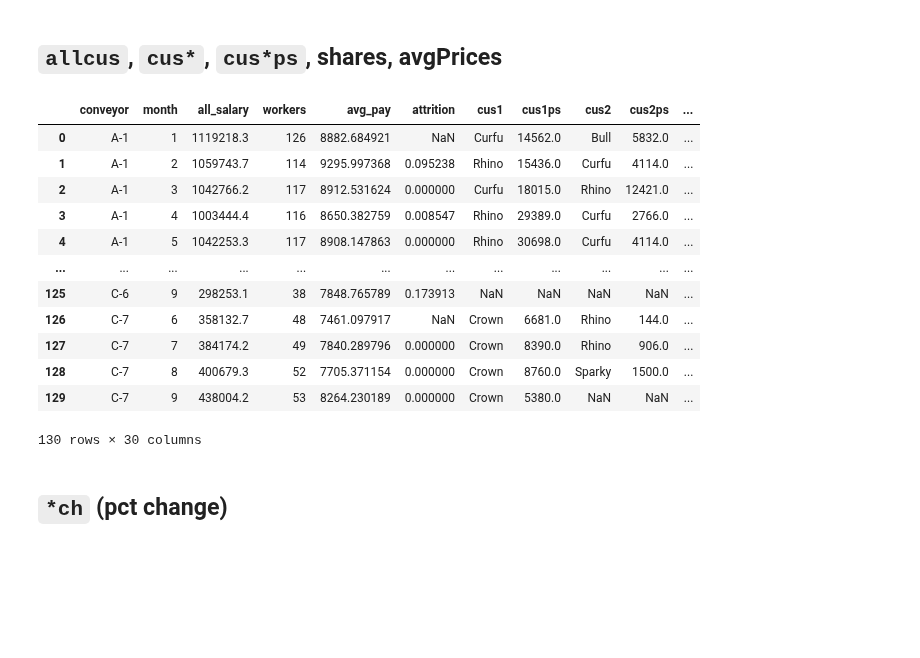
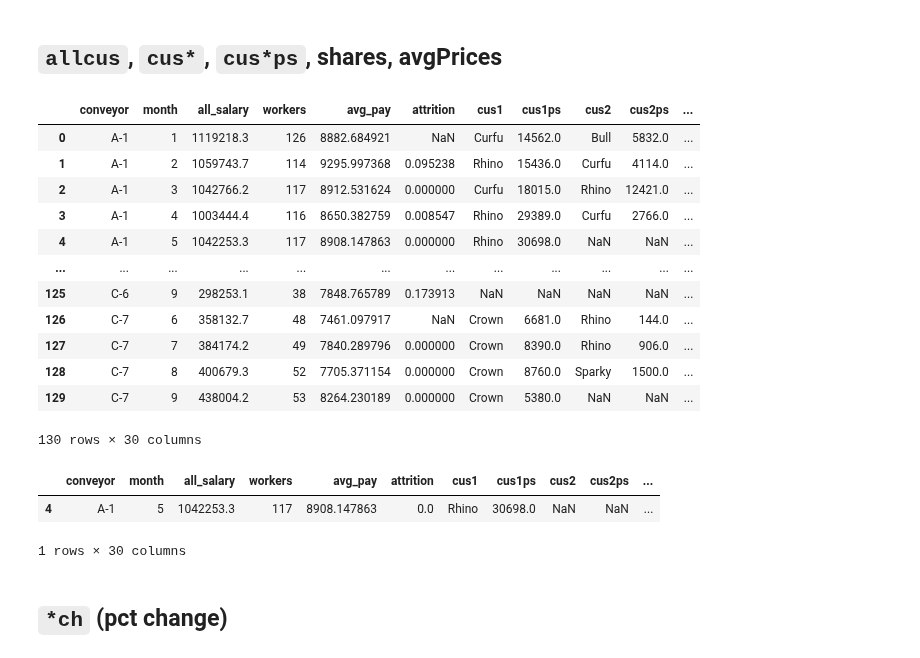
Before and after one commit to xolyn/labor_audit, a Jupyter notebook: LingyuZhou/FA24/shoeData/analysis.ipynb, the cells around one changed output. Saved outputs shown, nothing was run; the diff lists cells and outputs as text; code cells hidden in the pictures; blank space fills up the shorter version.

```diff
--- a/LingyuZhou/FA24/shoeData/analysis.ipynb
+++ b/LingyuZhou/FA24/shoeData/analysis.ipynb
@@ -29,4 +27,5 @@ prod['totalSale']=prod.priceUSD * prod.pairs
 # %%
+prod['totalSale']=prod.priceUSD * prod.pairs
 wages.attrition=wages.groupby('conveyor').workers.pct_change().apply(subs)
 for i in range(0,3):
         wages[f'cus{i+1}price']=pd.NA
@@ -85,7 +84,7 @@ wages
 | 1 | A-1 | 2 | 1059743.7 | 114 | 9295.997368 | 0.095238 | Rhino | 15436.0 | Curfu | 4114.0 | ... |
 | 2 | A-1 | 3 | 1042766.2 | 117 | 8912.531624 | 0.000000 | Curfu | 18015.0 | Rhino | 12421.0 | ... |
 | 3 | A-1 | 4 | 1003444.4 | 116 | 8650.382759 | 0.008547 | Rhino | 29389.0 | Curfu | 2766.0 | ... |
-| 4 | A-1 | 5 | 1042253.3 | 117 | 8908.147863 | 0.000000 | Rhino | 30698.0 | Curfu | 4114.0 | ... |
+| 4 | A-1 | 5 | 1042253.3 | 117 | 8908.147863 | 0.000000 | Rhino | 30698.0 | NaN | NaN | ... |
 | ... | ... | ... | ... | ... | ... | ... | ... | ... | ... | ... | ... |
 | 125 | C-6 | 9 | 298253.1 | 38 | 7848.765789 | 0.173913 | NaN | NaN | NaN | NaN | ... |
 | 126 | C-7 | 6 | 358132.7 | 48 | 7461.097917 | NaN | Crown | 6681.0 | Rhino | 144.0 | ... |
@@ -93,6 +92,12 @@ wages
 | 128 | C-7 | 8 | 400679.3 | 52 | 7705.371154 | 0.000000 | Crown | 8760.0 | Sparky | 1500.0 | ... |
 | 129 | C-7 | 9 | 438004.2 | 53 | 8264.230189 | 0.000000 | Crown | 5380.0 | NaN | NaN | ... |
 130 rows × 30 columns
+# %%
+wages[wages.cus1ps==30698]
+# %% [output]
+|  | conveyor | month | all_salary | workers | avg_pay | attrition | cus1 | cus1ps | cus2 | cus2ps | ... |
+| 4 | A-1 | 5 | 1042253.3 | 117 | 8908.147863 | 0.0 | Rhino | 30698.0 | NaN | NaN | ... |
+1 rows × 30 columns
 # %% [markdown]
 ## `*ch` (pct change)
 # %%
```
Also changed, not shown: parts of 2 cells of this notebook, 1 other file.
